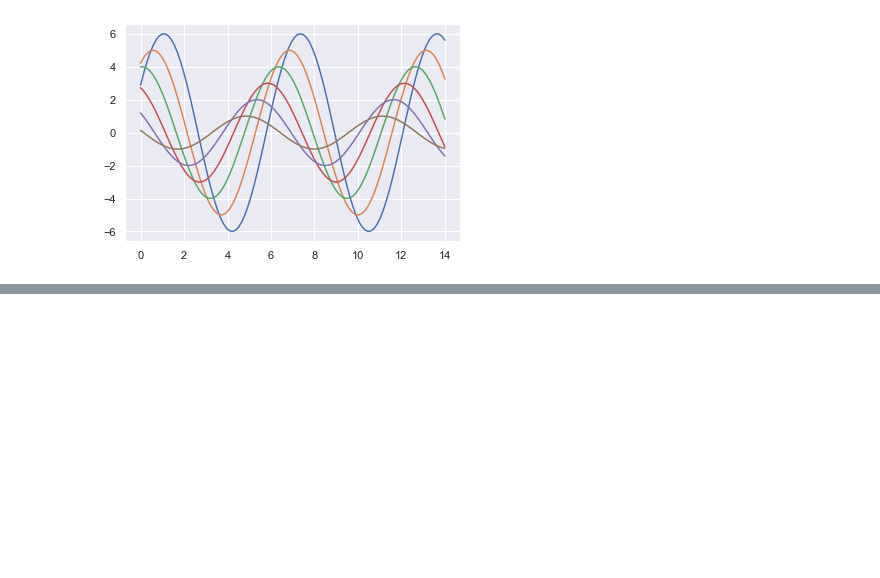
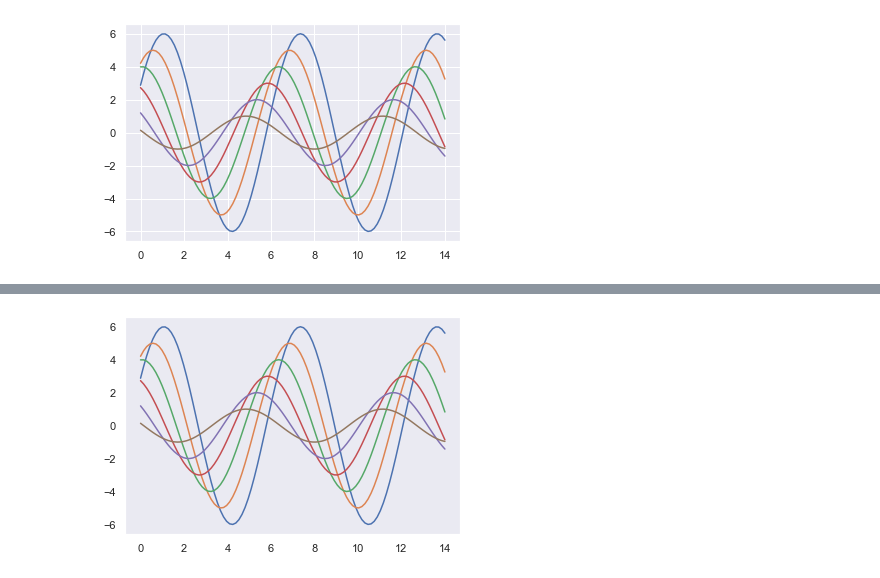
Before and after one commit to Young1783/machinelearning, a Jupyter notebook: visualization/figconfig.ipynb, the cells around one changed output, grey strips where cells are left out. Saved outputs shown, nothing was run; the diff lists cells and outputs as text; code cells hidden in the pictures; blank space fills up the shorter version.

```diff
--- a/visualization/figconfig.ipynb
+++ b/visualization/figconfig.ipynb
@@ -18,0 +25,5 @@ sinplot()
+# %%
+sns.set_style("dark")
+sinplot()
+# %% [output]
+[figure, added]
```
Also changed, not shown: parts of 14 cells of this notebook.
